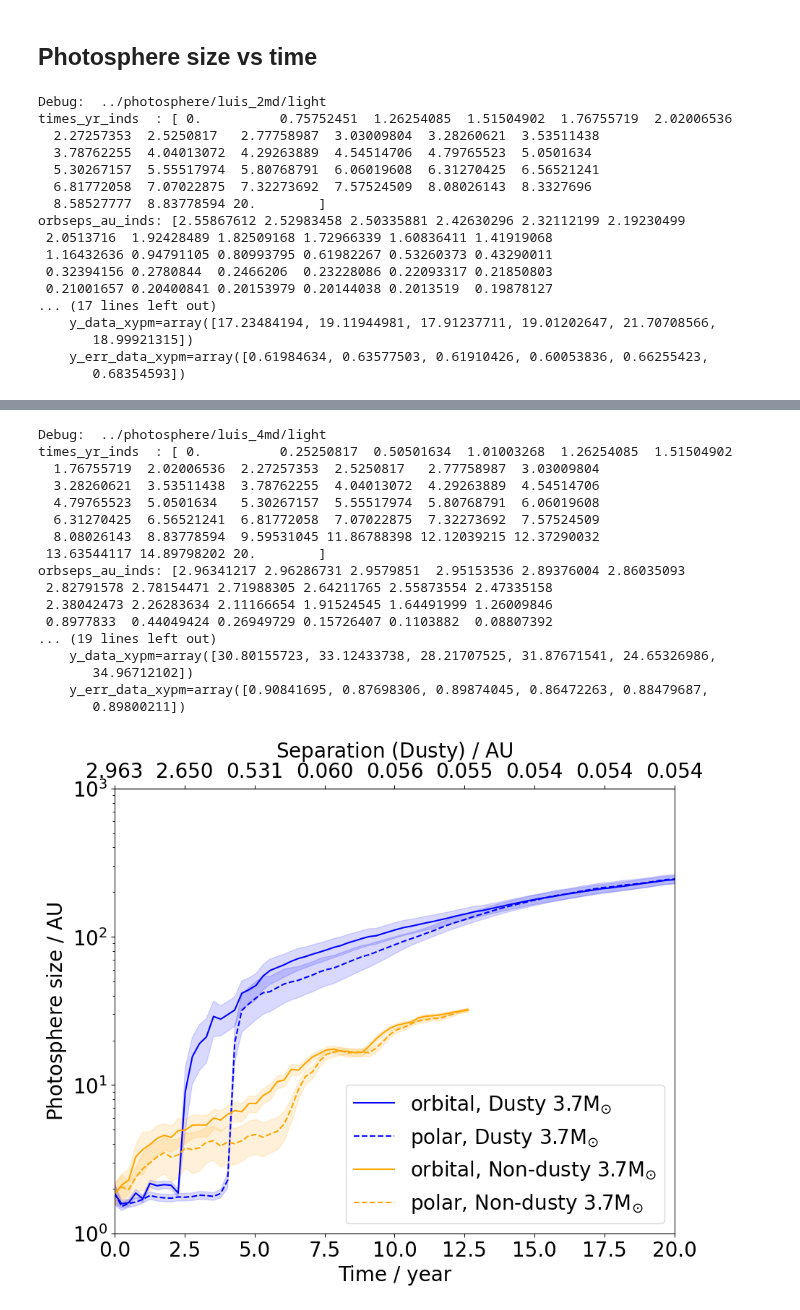
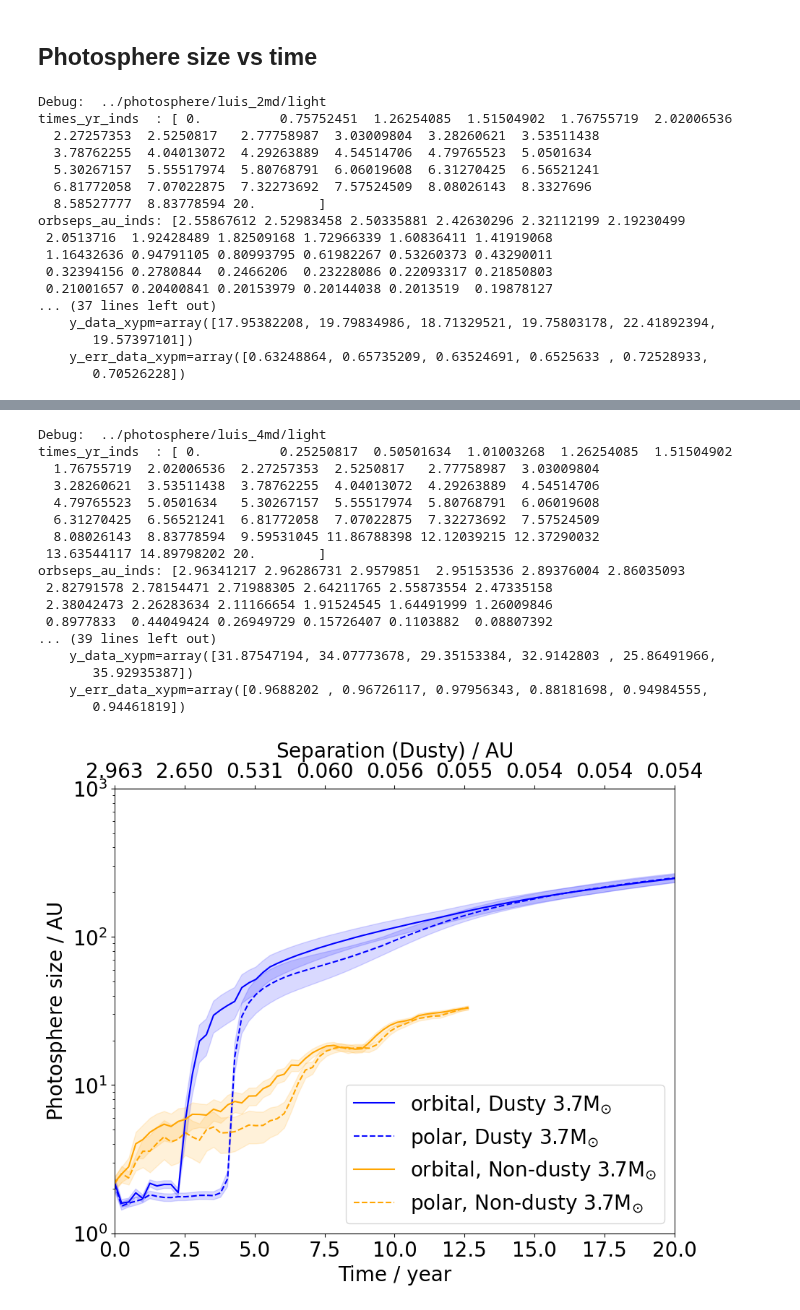
Before and after one commit to chunliangmu/RTinCEE-scripts-2024, a Jupyter notebook: script_PhLocAxes_analysis.ipynb, the cells around one changed output, grey strips where cells are left out. Saved outputs shown, nothing was run; the diff lists cells and outputs as text; code cells hidden in the pictures.

```diff
--- a/script_PhLocAxes_analysis.ipynb
+++ b/script_PhLocAxes_analysis.ipynb
@@ -68,7 +68,7 @@ from lib import clmuphantomlib as mupl
 from script_PhLocAxes__input import iverbose, PHOTOSPHERE_TAU, JOB_PROFILES_GROUPS    #JOB_PROFILES_LIST,
 
 
-debug_times_yr = (12., 20., 40.)
+debug_times_yr = (-1., 0.5, 12., 20., 40.)
 
 unitsIn     = { 'dist': units.Rsun }
 unitsOut    = { 'dist': units.au }
@@ -110,7 +110,7 @@ if __name__ == '__main__':
         for i, job_profile in enumerate(JOB_PROFILES_GROUPS[group_name]):
             job_name = job_profile['job_name']
             with open(f"{job_name}__photospherePars__xyz.json", 'r') as f:
-                photosphere_pars = json.load(f)
+                photosphere_pars = json_load(f)
 
 
             times_yr = np.array(photosphere_pars['time_yr'])
@@ -217,8 +217,8 @@ orbseps_au_inds: [2.55867612 2.52983458 2.50335881 2.42630296 2.32112199 2.19230
  1.16432636 0.94791105 0.80993795 0.61982267 0.53260373 0.43290011
  0.32394156 0.2780844  0.2466206  0.23228086 0.22093317 0.21850803
  0.21001657 0.20400841 0.20153979 0.20144038 0.2013519  0.19878127
-... (17 lines left out)
-    y_data_xypm=array([17.23484194, 19.11944981, 17.91237711, 19.01202647, 21.70708566,
-       18.99921315])
-    y_err_data_xypm=array([0.61984634, 0.63577503, 0.61910426, 0.60053836, 0.66255423,
-       0.68354593])
+... (37 lines left out)
+    y_data_xypm=array([17.95382208, 19.79834986, 18.71329521, 19.75803178, 22.41892394,
+       19.57397101])
+    y_err_data_xypm=array([0.63248864, 0.65735209, 0.63524691, 0.6525633 , 0.72528933,
+       0.70526228])
@@ -226,18 +226,18 @@ orbseps_au_inds: [2.55867612 2.52983458 2.50335881 2.42630296 2.32112199 2.19230
 Debug:  ../photosphere/luis_4md/light
 times_yr_inds  : [ 0.          0.25250817  0.50501634  1.01003268  1.26254085  1.51504902
   1.76755719  2.02006536  2.27257353  2.5250817   2.77758987  3.03009804
   3.28260621  3.53511438  3.78762255  4.04013072  4.29263889  4.54514706
   4.79765523  5.0501634   5.30267157  5.55517974  5.80768791  6.06019608
   6.31270425  6.56521241  6.81772058  7.07022875  7.32273692  7.57524509
   8.08026143  8.83778594  9.59531045 11.86788398 12.12039215 12.37290032
  13.63544117 14.89798202 20.        ]
 orbseps_au_inds: [2.96341217 2.96286731 2.9579851  2.95153536 2.89376004 2.86035093
  2.82791578 2.78154471 2.71988305 2.64211765 2.55873554 2.47335158
  2.38042473 2.26283634 2.11166654 1.91524545 1.64491999 1.26009846
  0.8977833  0.44049424 0.26949729 0.15726407 0.1103882  0.08807392
-... (19 lines left out)
-    y_data_xypm=array([30.80155723, 33.12433738, 28.21707525, 31.87671541, 24.65326986,
-       34.96712102])
-    y_err_data_xypm=array([0.90841695, 0.87698306, 0.89874045, 0.86472263, 0.88479687,
-       0.89800211])
+... (39 lines left out)
+    y_data_xypm=array([31.87547194, 34.07773678, 29.35153384, 32.9142803 , 25.86491966,
+       35.92935387])
+    y_err_data_xypm=array([0.9688202 , 0.96726117, 0.97956343, 0.88181698, 0.94984555,
+       0.94461819])
-[figure, old version]
+[figure, new version]
```
Also changed, not shown: parts of 8 cells of this notebook, 2 other files.
